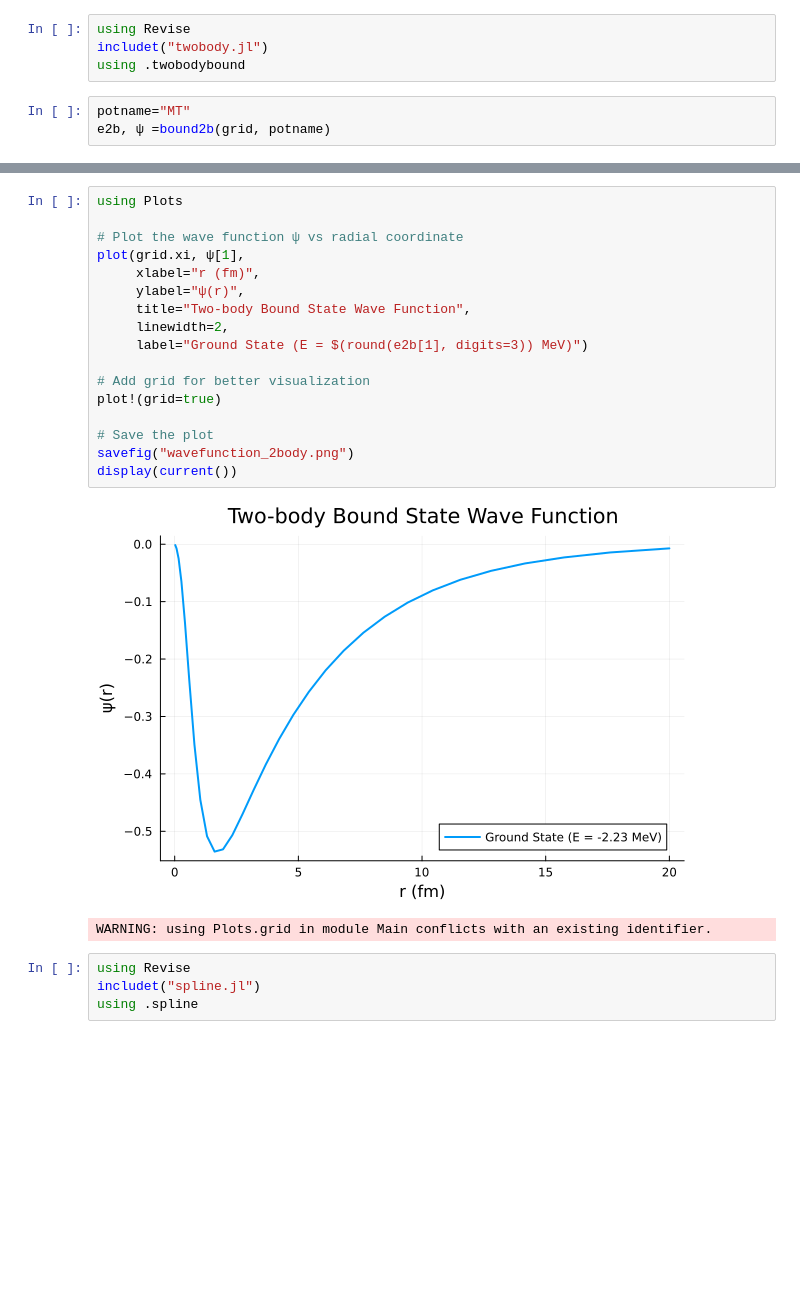
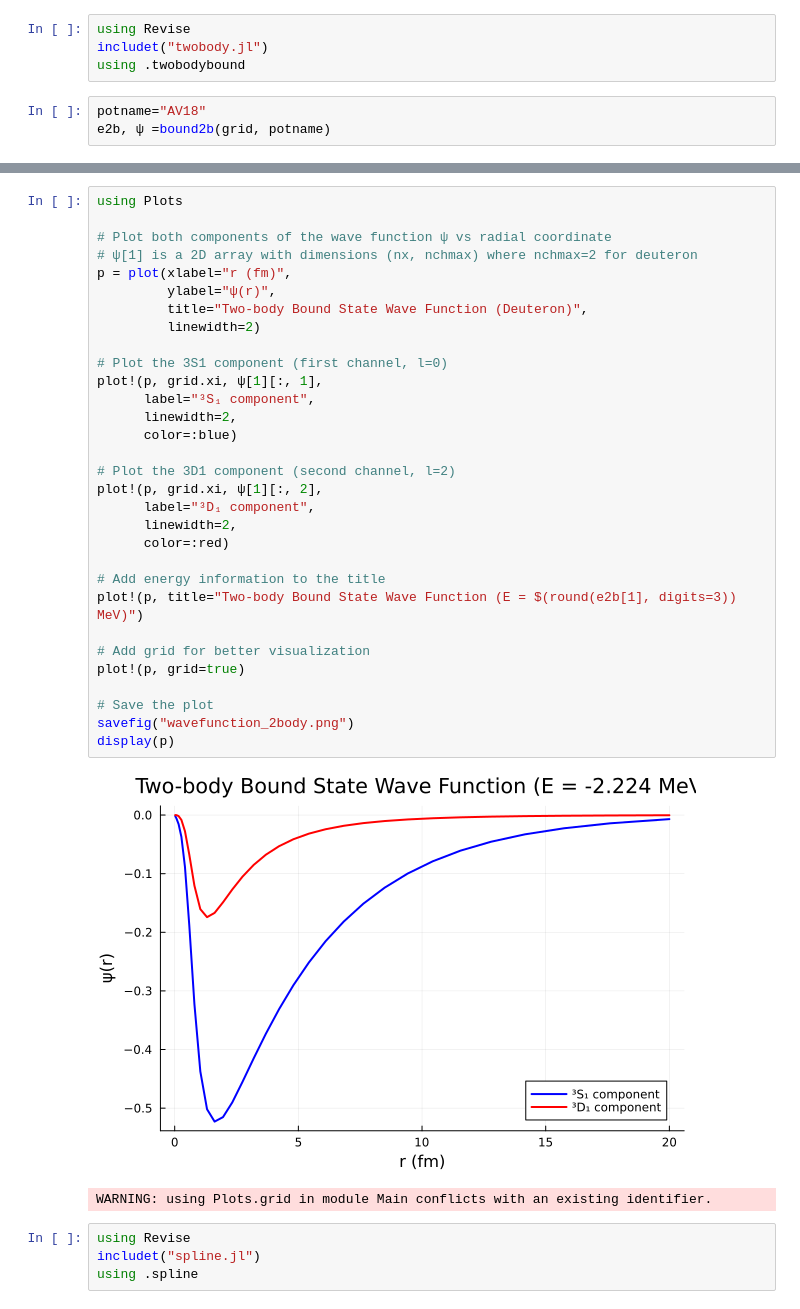
Before and after one commit to jinleiphys/swift.jl, a Jupyter notebook: swift/test.ipynb, the cells around one changed output, grey strips where cells are left out. Drawn from its saved outputs; the diff is of its cells as text; blank space fills up the shorter version.

```diff
--- a/swift/test.ipynb
+++ b/swift/test.ipynb
@@ -39,6 +43,6 @@ using Revise
 includet("twobody.jl")
 using .twobodybound
 # %%
-potname="MT"
+potname="AV18"
 e2b, ψ =bound2b(grid, potname)
 # %% [output]
@@ -51,22 +67,36 @@ Bound state energies: Any[-2.229937369638933]
 # %%
 using Plots
 
-# Plot the wave function ψ vs radial coordinate
-plot(grid.xi, ψ[1],
-     xlabel="r (fm)",
-     ylabel="ψ(r)",
-     title="Two-body Bound State Wave Function",
-     linewidth=2,
-     label="Ground State (E = $(round(e2b[1], digits=3)) MeV)")
+# Plot both components of the wave function ψ vs radial coordinate
+# ψ[1] is a 2D array with dimensions (nx, nchmax) where nchmax=2 for deuteron
+p = plot(xlabel="r (fm)",
+         ylabel="ψ(r)",
+         title="Two-body Bound State Wave Function (Deuteron)",
+         linewidth=2)
+
+# Plot the 3S1 component (first channel, l=0)
+plot!(p, grid.xi, ψ[1][:, 1],
+      label="³S₁ component",
+      linewidth=2,
+      color=:blue)
+
+# Plot the 3D1 component (second channel, l=2)
+plot!(p, grid.xi, ψ[1][:, 2],
+      label="³D₁ component",
+      linewidth=2,
+      color=:red)
+
+# Add energy information to the title
+plot!(p, title="Two-body Bound State Wave Function (E = $(round(e2b[1], digits=3)) MeV)")
 
 # Add grid for better visualization
-plot!(grid=true)
+plot!(p, grid=true)
 
 # Save the plot
 savefig("wavefunction_2body.png")
-display(current())
+display(p)
 # %% [output]
-[figure, old version]
+[figure, new version]
 WARNING: using Plots.grid in module Main conflicts with an existing identifier.
 # %%
 using Revise
```
Also changed, not shown: parts of 2 cells of this notebook, 3 other files.
